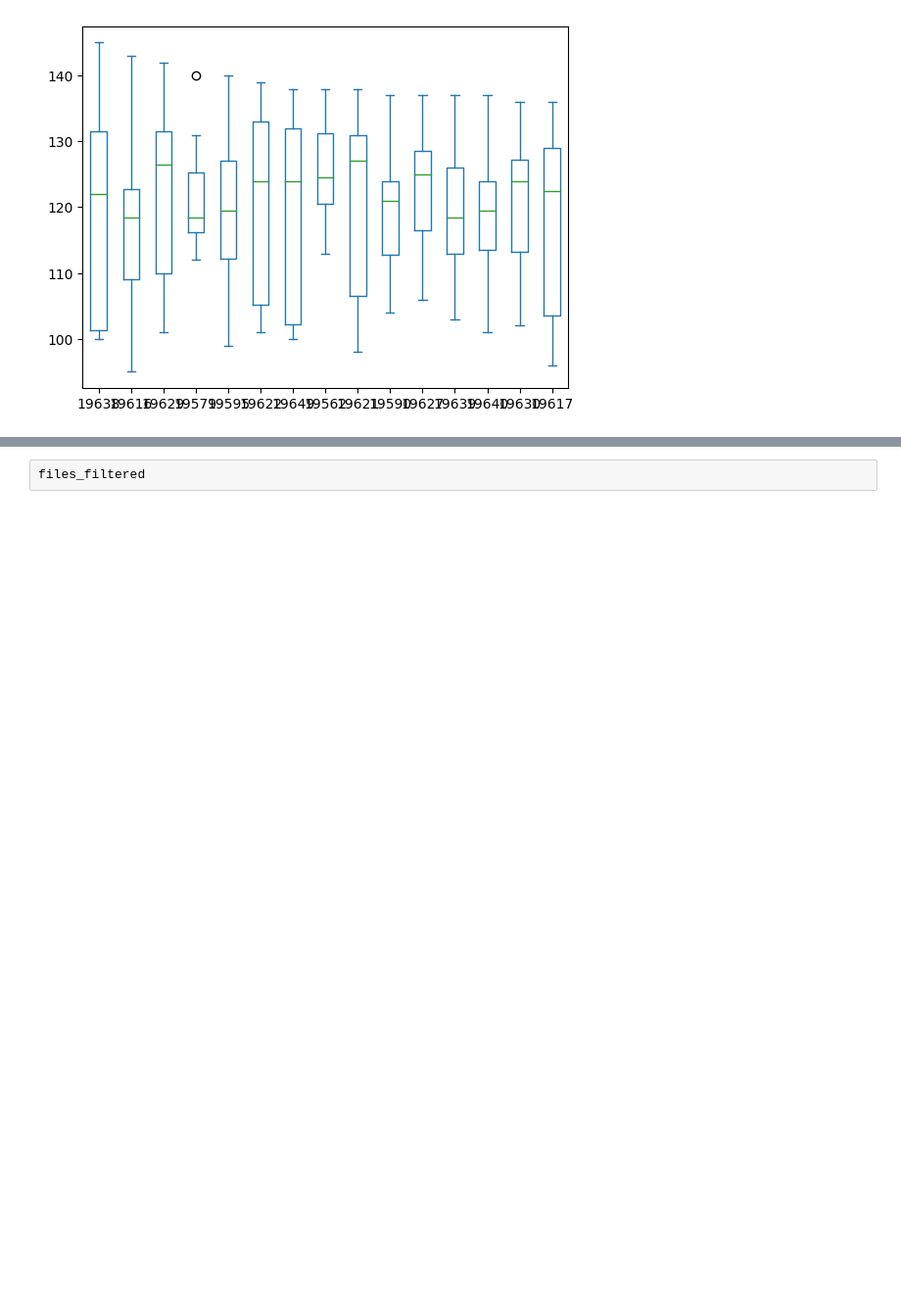
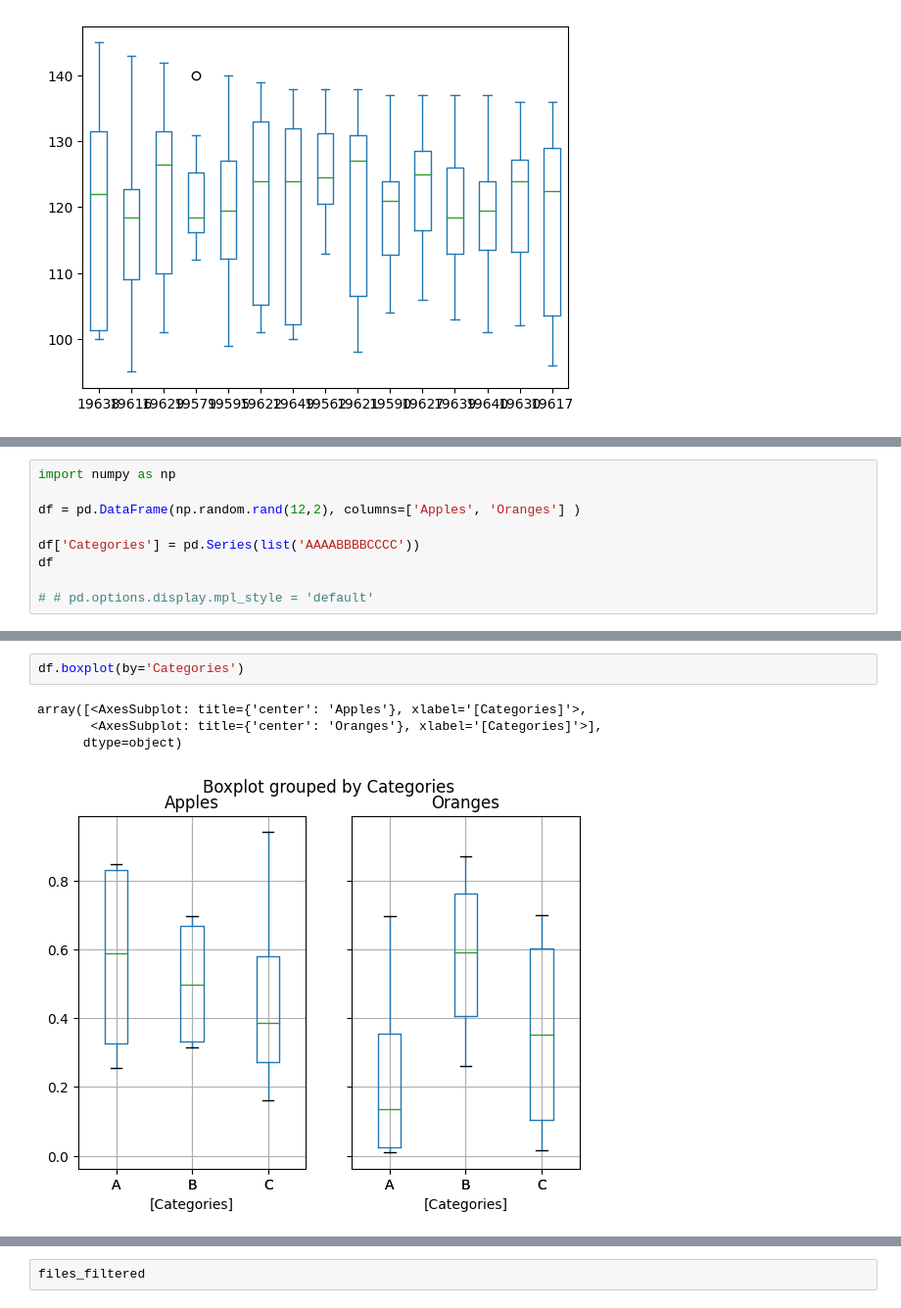
Before and after one commit to pitag-ha/merl-an, a Jupyter notebook: dev/trying_pandas.ipynb, the cells around one changed output, grey strips where cells are left out. Shown at 98% size. Cells and saved outputs as stored; diff of their text form; blank space fills up the shorter version.

Commit message:
Box plot for files grouped by query type

```diff
--- a/dev/trying_pandas.ipynb
+++ b/dev/trying_pandas.ipynb
@@ -122,0 +125,9 @@ worst_timings.plot.box()
+# %%
+import numpy as np
+
+df = pd.DataFrame(np.random.rand(12,2), columns=['Apples', 'Oranges'] )
+
+df['Categories'] = pd.Series(list('AAAABBBBCCCC'))
+df
+
+# # pd.options.display.mpl_style = 'default'
@@ -123 +148,8 @@ worst_timings.plot.box()
+# %%
+df.boxplot(by='Categories')
+# %% [output]
+array([<AxesSubplot: title={'center': 'Apples'}, xlabel='[Categories]'>,
+       <AxesSubplot: title={'center': 'Oranges'}, xlabel='[Categories]'>],
+      dtype=object)
+[figure, added]
 # %%
```
Also changed, not shown: parts of 15 cells of this notebook.
